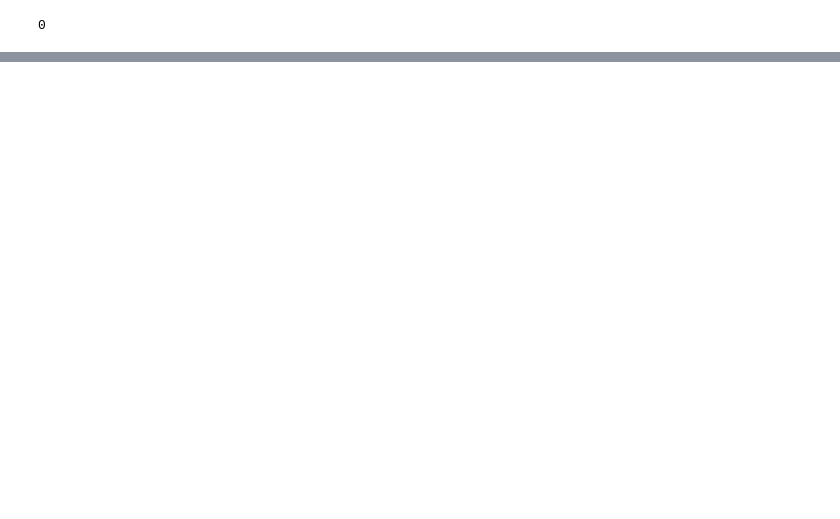
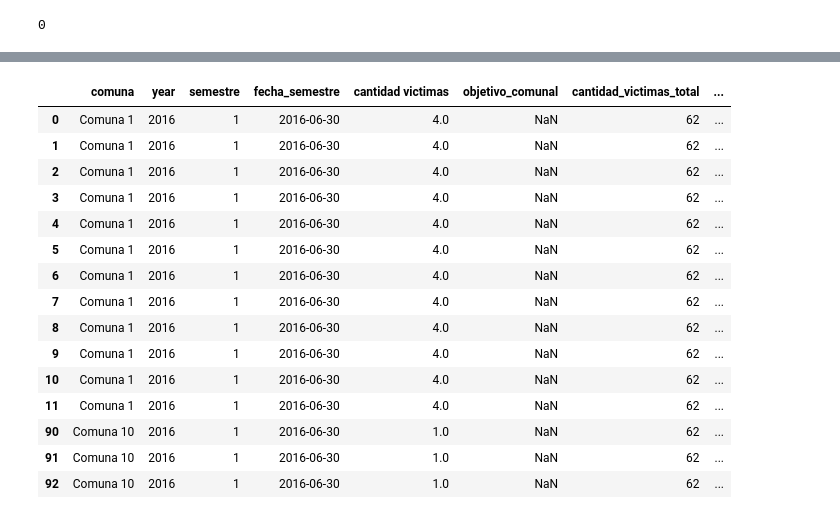
Before and after one commit to samuelchacon00/PI_PT05_2, a Jupyter notebook: EDA.ipynb, the cells around one changed output, grey strips where cells are left out. Drawn from its saved outputs; the diff is of its cells as text; code cells hidden in the pictures; blank space fills up the shorter version.

```diff
--- a/EDA.ipynb
+++ b/EDA.ipynb
@@ -667,0 +908,5 @@ hechos["hora"].apply(lambda x:x=="SD").sum()
+# %%
+cantidad_comunal=hechos[hechos["victima"]=="MOTO"][["comuna","year","semestre","fecha_semestre","victima"]].groupby(["comuna","year","semestre"]).agg({"victima":"count"}).reset_index()
+cantidad_comunal["cantidad victimas"]=cantidad_comunal["victima"]
+cantidad_comunal.drop(columns=["victima"],inplace=True)
+cantidad_comunal[:15]
@@ -667,0 +930,14 @@ hechos["hora"].apply(lambda x:x=="SD").sum()
+# %%
+kpi_comuna=cantidad_comunal[["comuna","year","semestre","cantidad victimas"]]
+kpi_comuna["objetivo_comunal"]=np.nan
+
+comunas=list(kpi_comuna["comuna"].unique())
+
+for n in comunas:
+    mask=kpi_comuna["comuna"]==n
+    kpi_comuna.loc[mask,"objetivo_comunal"]=kpi_comuna[mask]["cantidad victimas"].shift()*0.93
+
+kpi_comuna.reset_index(inplace=True)
+kpi_comuna.drop(columns=["index"],inplace=True)
+
+kpi_comuna[:15]
@@ -667,0 +961,4 @@ hechos["hora"].apply(lambda x:x=="SD").sum()
+# %%
+cantidad_comunal=pd.merge(kpi_comuna,hechos,on=["comuna","year","semestre"],how="right")
+cantidad_comunal=cantidad_comunal[["comuna","year","semestre","fecha_semestre","cantidad victimas","objetivo_comunal"]].sort_values(by=["comuna","year","semestre"])
+cantidad_comunal[:15]
@@ -667,0 +982,6 @@ hechos["hora"].apply(lambda x:x=="SD").sum()
+# %%
+kpi_Total=hechos[["year","semestre","victima"]].groupby(["year","semestre"]).agg({"victima":"count"}).reset_index()
+kpi_Total["cantidad_victimas_total"]=kpi_Total["victima"]
+kpi_Total.drop(columns=["victima"],inplace=True)
+kpi_Total["objetivo_total"]=kpi_Total["cantidad_victimas_total"].shift()*0.93
+kpi_Total
@@ -667,0 +1002,20 @@ hechos["hora"].apply(lambda x:x=="SD").sum()
+# %%
+cantidad_comunal=pd.merge(cantidad_comunal,kpi_Total,on=["year","semestre"],how="left").sort_values(by=["year","semestre"])
+cantidad_comunal[:15]
+# %% [output]
+|  | comuna | year | semestre | fecha_semestre | cantidad victimas | objetivo_comunal | cantidad_victimas_total | ... |
+| 0 | Comuna 1 | 2016 | 1 | 2016-06-30 | 4.0 | NaN | 62 | ... |
+| 1 | Comuna 1 | 2016 | 1 | 2016-06-30 | 4.0 | NaN | 62 | ... |
+| 2 | Comuna 1 | 2016 | 1 | 2016-06-30 | 4.0 | NaN | 62 | ... |
+| 3 | Comuna 1 | 2016 | 1 | 2016-06-30 | 4.0 | NaN | 62 | ... |
+| 4 | Comuna 1 | 2016 | 1 | 2016-06-30 | 4.0 | NaN | 62 | ... |
+| 5 | Comuna 1 | 2016 | 1 | 2016-06-30 | 4.0 | NaN | 62 | ... |
+| 6 | Comuna 1 | 2016 | 1 | 2016-06-30 | 4.0 | NaN | 62 | ... |
+| 7 | Comuna 1 | 2016 | 1 | 2016-06-30 | 4.0 | NaN | 62 | ... |
+| 8 | Comuna 1 | 2016 | 1 | 2016-06-30 | 4.0 | NaN | 62 | ... |
+| 9 | Comuna 1 | 2016 | 1 | 2016-06-30 | 4.0 | NaN | 62 | ... |
+| 10 | Comuna 1 | 2016 | 1 | 2016-06-30 | 4.0 | NaN | 62 | ... |
+| 11 | Comuna 1 | 2016 | 1 | 2016-06-30 | 4.0 | NaN | 62 | ... |
+| 90 | Comuna 10 | 2016 | 1 | 2016-06-30 | 1.0 | NaN | 62 | ... |
+| 91 | Comuna 10 | 2016 | 1 | 2016-06-30 | 1.0 | NaN | 62 | ... |
+| 92 | Comuna 10 | 2016 | 1 | 2016-06-30 | 1.0 | NaN | 62 | ... |
```
Also changed, not shown: parts of 56 cells of this notebook, 9 other files.
